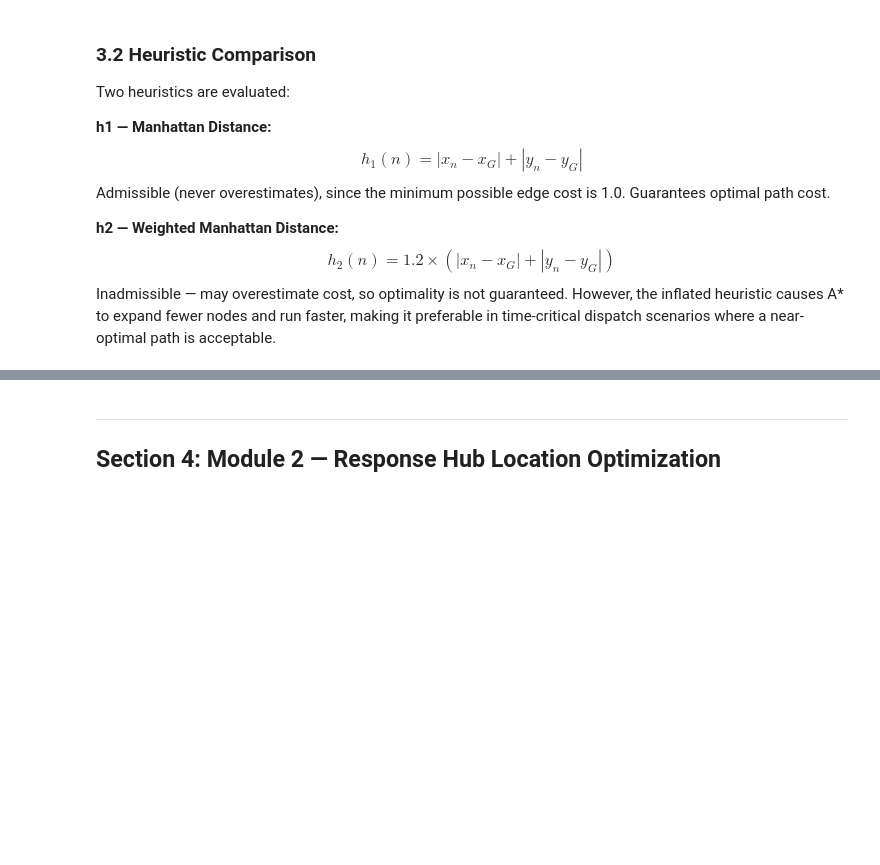
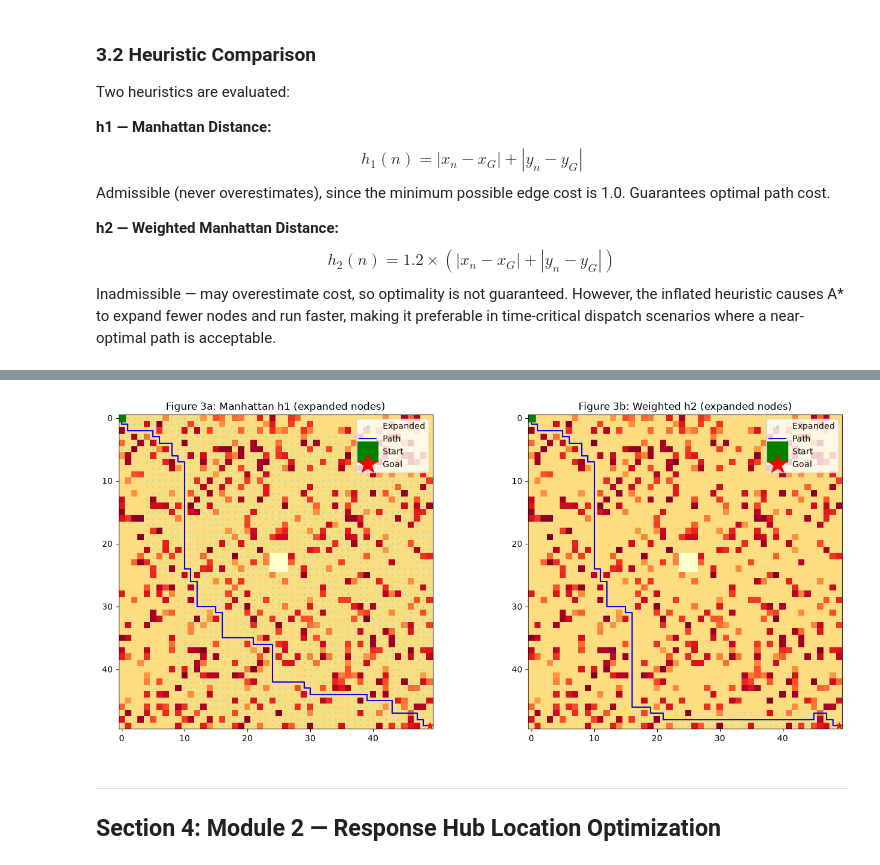
Before and after one commit to seanaseb2/CCS246_FinalProject, a Jupyter notebook: CCS246_FinalProject.ipynb, the cells around one changed output, grey strips where cells are left out. Cells and saved outputs as stored; diff of their text form; code cells hidden in the pictures; blank space fills up the shorter version.

```diff
--- a/CCS246_FinalProject.ipynb
+++ b/CCS246_FinalProject.ipynb
@@ -73,35 +156,36 @@ import matplotlib.pyplot as plt
 import time
 
 GRID_SIZE = 50
-FLOODED = float('inf')
+FLOODED   = float('inf')
 
-# --- Generate Grid ---
-rng = np.random.default_rng(42)
-grid = np.ones((GRID_SIZE, GRID_SIZE), dtype=float)
-for _ in range(600):  # ~25% congested
-    x, y = rng.integers(0, GRID_SIZE, size=2)
-    grid[y][x] = rng.uniform(3.0, 8.0)
-for cx, cy in [(24,22),(24,23),(24,24),(25,22),(25,23),(25,24),(26,22),(26,23),(26,24)]:
-    grid[cy][cx] = FLOODED
+def make_grid(congestion_pct: float, seed: int = 42) -> np.ndarray:
+    """Build a GRID_SIZE x GRID_SIZE grid with given congestion percentage."""
+    rng  = np.random.default_rng(seed)
+    g    = np.ones((GRID_SIZE, GRID_SIZE), dtype=float)
+    n    = int(GRID_SIZE**2 * congestion_pct)
+    for _ in range(n):
+        x, y = rng.integers(0, GRID_SIZE, size=2)
+        g[y][x] = rng.uniform(3.0, 8.0)
+    for cx, cy in [(24,22),(24,23),(24,24),(25,22),(25,23),(25,24),(26,22),(26,23),(26,24)]:
+        g[cy][cx] = FLOODED
+    return g
 
-START = (0, 0)
-GOAL  = (49, 49)
-
-# --- Heuristics ---
-def manhattan(a, b):
+def manhattan(a: tuple, b: tuple) -> float:
+    """Admissible Manhattan distance heuristic."""
     return abs(a[0]-b[0]) + abs(a[1]-b[1])
 
-def weighted_manhattan(a, b):
+def weighted_manhattan(a: tuple, b: tuple) -> float:
+    """Weighted (inadmissible) Manhattan distance heuristic."""
     return 1.2 * manhattan(a, b)
 
-# --- A* ---
-def astar(grid, start, goal, heuristic):
+def astar(grid: np.ndarray, start: tuple, goal: tuple, heuristic) -> tuple:
+    """A* search. Returns (path, cost, nodes_expanded, elapsed_time, closed_set)."""
     open_set = []
     heapq.heappush(open_set, (0.0, start))
     came_from = {}
-    g = {start: 0.0}
+    g      = {start: 0.0}
     closed = set()
-    t0 = time.perf_counter()
+    t0     = time.perf_counter()
 
     while open_set:
         _, cur = heapq.heappop(open_set)
@@ -111,11 +195,9 @@ def astar(grid, start, goal, heuristic):
         if cur == goal:
             path = []
             while cur in came_from:
-                path.append(cur)
-                cur = came_from[cur]
-            path.append(start)
-            path.reverse()
-            return path, g[goal], len(closed), time.perf_counter()-t0
+                path.append(cur); cur = came_from[cur]
+            path.append(start); path.reverse()
+            return path, g[goal], len(closed), time.perf_counter()-t0, closed
         x, y = cur
         for dx, dy in [(0,1),(0,-1),(1,0),(-1,0)]:
             nx, ny = x+dx, y+dy
@@ -127,30 +209,42 @@ def astar(grid, start, goal, heuristic):
                 nb = (nx, ny)
                 if ng < g.get(nb, float('inf')):
                     came_from[nb] = cur
-                    g[nb] = ng
+                    g[nb]         = ng
                     heapq.heappush(open_set, (ng + heuristic(nb, goal), nb))
 
-    return None, float('inf'), len(closed), time.perf_counter()-t0
+    return None, float('inf'), len(closed), time.perf_counter()-t0, closed
 
-# --- Run & Compare ---
-path1, cost1, nodes1, time1 = astar(grid, START, GOAL, manhattan)
-path2, cost2, nodes2, time2 = astar(grid, START, GOAL, weighted_manhattan)
+START = (0, 0)
+GOAL  = (49, 49)
 
-print(f"Manhattan       | Nodes: {nodes1} | Cost: {cost1:.2f} | Time: {time1:.4f}s")
-print(f"Weighted (1.2x) | Nodes: {nodes2} | Cost: {cost2:.2f} | Time: {time2:.4f}s")
+# --- Congestion density comparison ---
+print(f"{'Density':<10} {'Heuristic':<18} {'Nodes':>8} {'Cost':>8} {'Time(s)':>10}")
+print('-' * 58)
+for pct in [0.10, 0.25, 0.40]:
+    g = make_grid(pct)
+    for label, h in [('Manhattan', manhattan), ('Weighted', weighted_manhattan)]:
+        path, cost, nodes, t, _ = astar(g, START, GOAL, h)
+        print(f"{int(pct*100):>6}%     {label:<18} {nodes:>8} {cost:>8.2f} {t:>10.4f}")
 
-# --- Plot ---
+# --- Figure 3: expanded nodes overlay ---
+grid25 = make_grid(0.25)
+path1, cost1, nodes1, time1, closed1 = astar(grid25, START, GOAL, manhattan)
+path2, cost2, nodes2, time2, closed2 = astar(grid25, START, GOAL, weighted_manhattan)
+
 fig, axes = plt.subplots(1, 2, figsize=(14, 6))
-for ax, path, title in zip(axes, [path1, path2], ["Manhattan h1", "Weighted Manhattan h2"]):
-    display = np.where(grid == FLOODED, -1, grid)
+for ax, path, closed, title in zip(
+        axes, [path1, path2], [closed1, closed2],
+        ['Figure 3a: Manhattan h1 (expanded nodes)', 'Figure 3b: Weighted h2 (expanded nodes)']):
+    display = np.where(grid25 == FLOODED, -1, grid25)
     ax.imshow(display, cmap='YlOrRd', origin='upper')
+    if closed:
+        ex, ey = zip(*closed)
+        ax.scatter(ex, ey, s=1, color='cyan', alpha=0.4, label='Expanded')
     if path:
         px, py = zip(*path)
         ax.plot(px, py, 'b-', linewidth=1.5, label='Path')
-    ax.plot(*START, 'gs', markersize=10, label='Start')
-    ax.plot(*GOAL,  'r*', markersize=10, label='Goal')
-    ax.set_title(title)
-    ax.legend()
-plt.tight_layout()
-plt.show()
+    ax.plot(*START, 'gs', markersize=8, label='Start')
+    ax.plot(*GOAL,  'r*', markersize=8, label='Goal')
+    ax.set_title(title); ax.legend(markerscale=3)
+plt.tight_layout(); plt.show()
 # %% [output]
@@ -158,3 +259,4 @@ ModuleNotFoundError: No module named 'numpy'
+[figure, added]
 # %% [markdown]
 ---
 ## Section 4: Module 2 — Response Hub Location Optimization <a id='section-4'></a>
```
Also changed, not shown: parts of 15 cells of this notebook.
